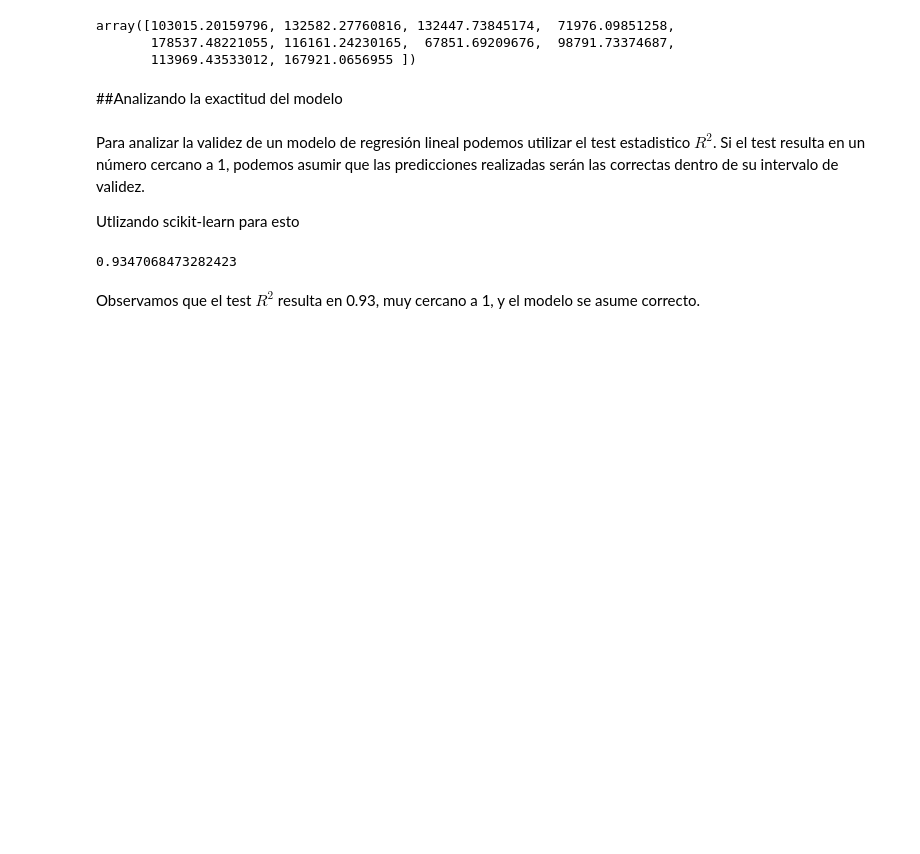
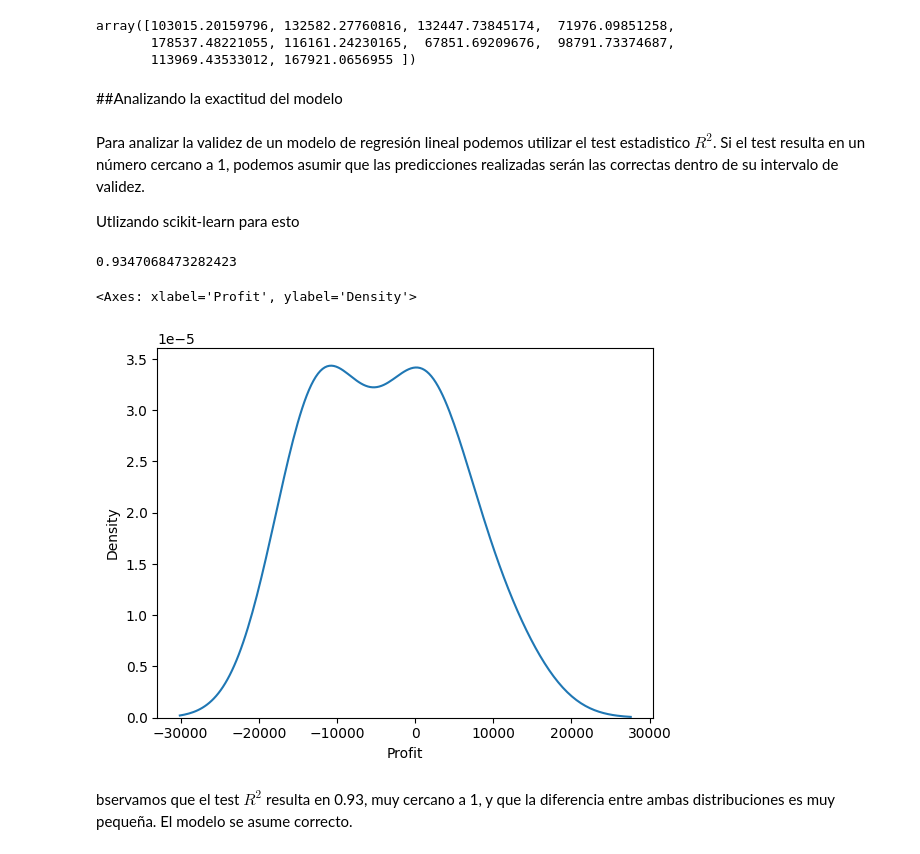
Before and after one commit to evcereti/Aprendiendo_ML_y_DS, a Jupyter notebook: regresion_lineal_multiple_scikit_learn.ipynb, the cells around one changed output. Cells and saved outputs as stored; diff of their text form; code cells hidden in the pictures; blank space fills up the shorter version.

```diff
--- a/regresion_lineal_multiple_scikit_learn.ipynb
+++ b/regresion_lineal_multiple_scikit_learn.ipynb
@@ -134,5 +134,10 @@ score = r2_score(y_test, y_pred)
 score
 # %% [output]
 0.9347068473282423
+# %%
+sns.kdeplot(y_pred - y_test)
+# %% [output]
+<Axes: xlabel='Profit', ylabel='Density'>
+[figure, added]
 # %% [markdown]
-Observamos que el test $R^2$ resulta en 0.93, muy cercano a 1, y el modelo se asume correcto.
+bservamos que el test $R^2$ resulta en 0.93, muy cercano a 1, y que la diferencia entre ambas distribuciones es muy pequeña. El modelo se asume correcto.
```
